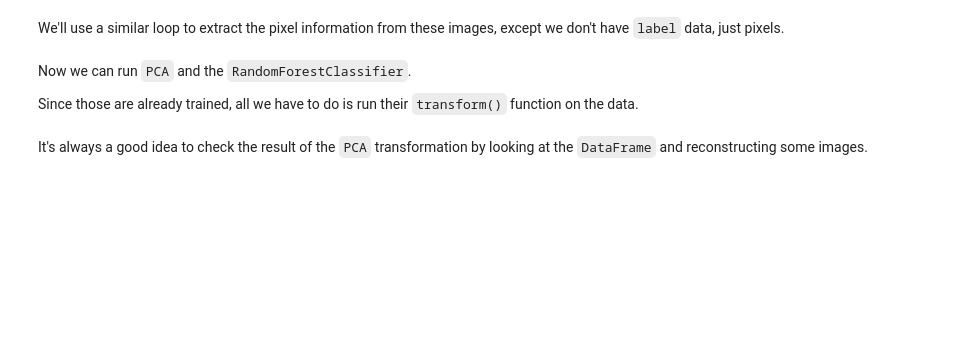
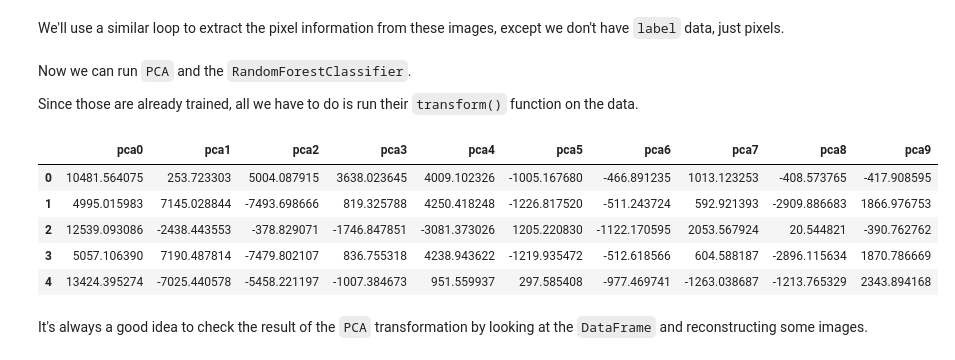
Before and after one commit to uki0829/Homework09ML, a Jupyter notebook: Homework09.ipynb, the cells around one changed output. Drawn from its saved outputs; the diff is of its cells as text; code cells hidden in the pictures; blank space fills up the shorter version.

```diff
--- a/Homework09.ipynb
+++ b/Homework09.ipynb
@@ -211,6 +224,15 @@ Since those are already trained, all we have to do is run their `transform()` fu
 # %%
 # TODO: run PCA on test pixels, get DataFrame
 #       this is the same PCA that was created above, not a new one
+pca_test_df = pca.transform(test_pixel_data)
+pca_test_df.head()
+# %% [output]
+|  | pca0 | pca1 | pca2 | pca3 | pca4 | pca5 | pca6 | pca7 | pca8 | pca9 |
+| 0 | 10481.564075 | 253.723303 | 5004.087915 | 3638.023645 | 4009.102326 | -1005.167680 | -466.891235 | 1013.123253 | -408.573765 | -417.908595 |
+| 1 | 4995.015983 | 7145.028844 | -7493.698666 | 819.325788 | 4250.418248 | -1226.817520 | -511.243724 | 592.921393 | -2909.886683 | 1866.976753 |
+| 2 | 12539.093086 | -2438.443553 | -378.829071 | -1746.847851 | -3081.373026 | 1205.220830 | -1122.170595 | 2053.567924 | 20.544821 | -390.762762 |
+| 3 | 5057.106390 | 7190.487814 | -7479.802107 | 836.755318 | 4238.943622 | -1219.935472 | -512.618566 | 604.588187 | -2896.115634 | 1870.786669 |
+| 4 | 13424.395274 | -7025.440578 | -5458.221197 | -1007.384673 | 951.559937 | 297.585408 | -977.469741 | -1263.038687 | -1213.765329 | 2343.894168 |
 # %% [markdown]
 It's always a good idea to check the result of the `PCA` transformation by looking at the `DataFrame` and reconstructing some images.
 # %%
```
Also changed, not shown: parts of 13 cells of this notebook.
